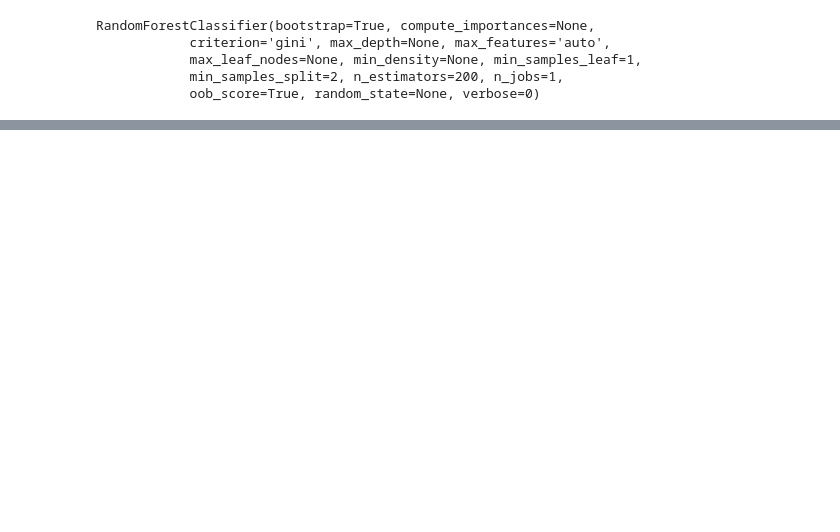
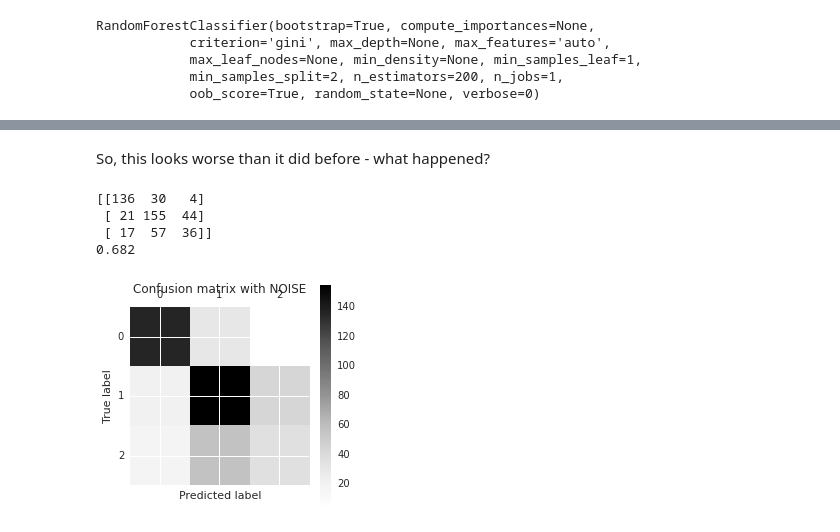
Before and after one commit to sofiatti/SNClassification, a Jupyter notebook: SNe Classification.ipynb, the cells around one changed output, grey strips where cells are left out. Cells and saved outputs as stored; diff of their text form; code cells hidden in the pictures; blank space fills up the shorter version.

```diff
--- a/SNe Classification.ipynb
+++ b/SNe Classification.ipynb
@@ -124,0 +248,37 @@ array([0, 0, 0, 0, 0, 1, 0, 0, 0, 0, 0, 0, 0, 0, 0, 0, 0, 0, 0, 0, 0, 0, 0,
+# %% [markdown]
+So, this looks worse than it did before - what happened?
+# %%
+def add_noise(X, sigma=1.0):
+    noise = np.random.normal(scale=sigma, size=(1000,2))
+    noise[:,0] = np.random.chisquare(2, size=(1000,))
+    X_noisy = X + noise
+
+    return X_noisy, noise
+
+X_noisy, noise = add_noise(X)
+
+xtrain_noise = X_noisy[::2,:]
+xtest_noise = X_noisy[1::2,:]
+
+clf_noise = RandomForestClassifier(n_estimators=200,oob_score=True)
+clf_noise.fit(X,Y)
+ypred_noise = clf_noise.fit(xtrain_noise, ytrain).predict(xtest_noise)
+
+cm_noise = confusion_matrix(ytest, ypred_noise)
+
+print(cm_noise)
+print clf_noise.oob_score_
+
+# Show confusion matrix in a separate window
+plt.matshow(cm_noise)
+plt.title('Confusion matrix with NOISE')
+plt.colorbar()
+plt.ylabel('True label')
+plt.xlabel('Predicted label')
+plt.show()
+# %% [output]
+[[136  30   4]
+ [ 21 155  44]
+ [ 17  57  36]]
+0.682
+[figure, added]
```
Also changed, not shown: parts of 18 cells of this notebook, 4 other files.
